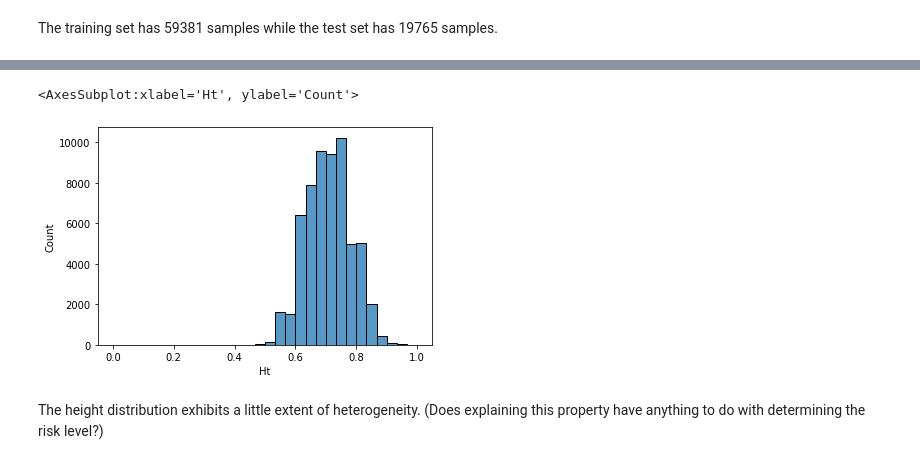
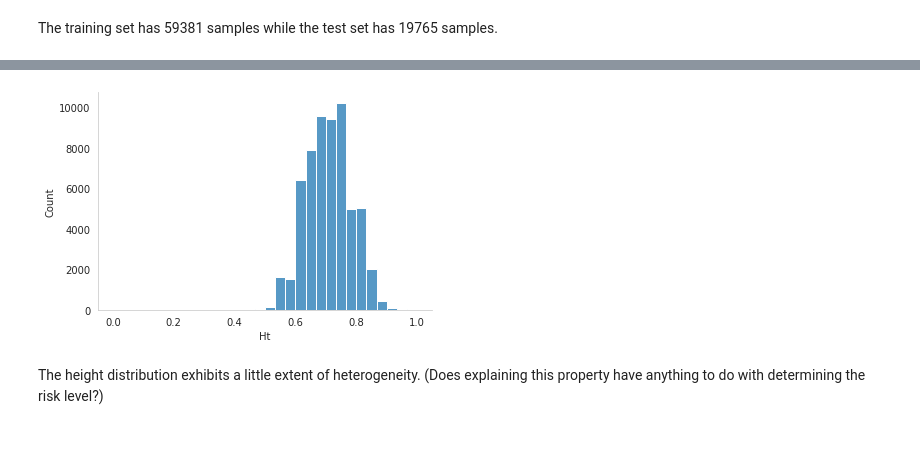
Before and after one commit to m2ng/hangseng-case, a Jupyter notebook: nb/analysis.ipynb, the cells around one changed output, grey strips where cells are left out. Saved outputs shown, nothing was run; the diff lists cells and outputs as text; code cells hidden in the pictures.

```diff
--- a/nb/analysis.ipynb
+++ b/nb/analysis.ipynb
@@ -40,3 +40,5 @@ len(train_df.index), len(test_df.index)
 (59381, 19765)
 # %% [markdown]
 The training set has 59381 samples while the test set has 19765 samples.
+# %%
+sns.set_style("whitegrid")
@@ -43,8 +65,9 @@ The training set has 59381 samples while the test set has 19765 samples.
 # %%
-sns.histplot(data=train_df[["Ht"]], x="Ht", bins=30)
+g = sns.histplot(data=train_df[["Ht"]], x="Ht", bins=30)
+sns.despine(fig=g.get_figure())
+plt.grid(False)
 # %% [output]
-<AxesSubplot:xlabel='Ht', ylabel='Count'>
-[figure, old version]
+[figure, new version]
 # %% [markdown]
 The height distribution exhibits a little extent of heterogeneity. (Does explaining this property have anything to do with determining the risk level?)
 # %%
```
Also changed, not shown: parts of 6 cells of this notebook.
